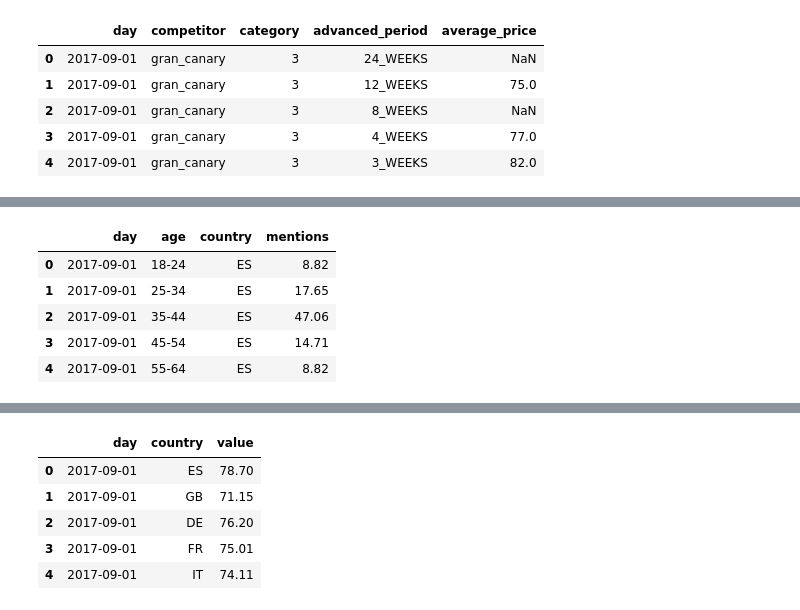
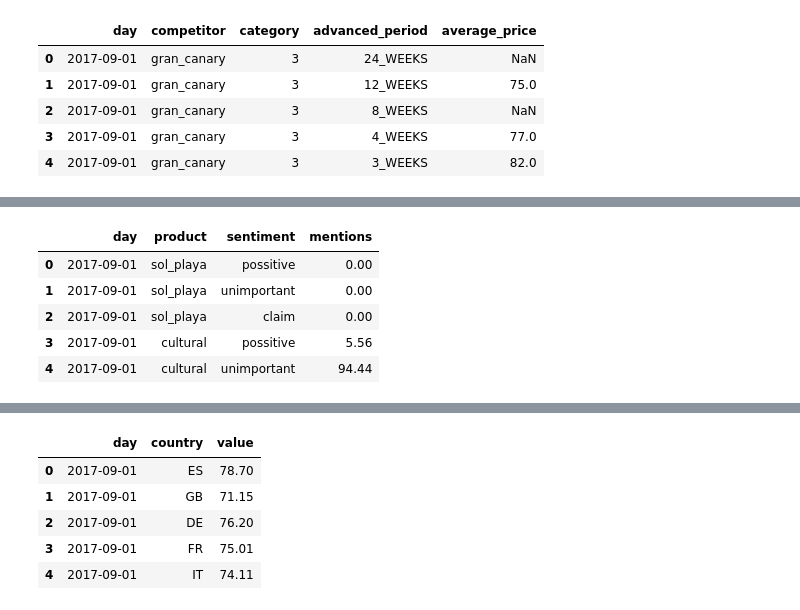
Before and after one commit to miracFence/Datathon-Gran-Canaria, a Jupyter notebook: Smart Destinations/CM_01_Analysis.ipynb, the cells around one changed output, grey strips where cells are left out. Saved outputs shown, nothing was run; the diff lists cells and outputs as text; code cells hidden in the pictures.

```diff
--- a/Smart Destinations/CM_01_Analysis.ipynb
+++ b/Smart Destinations/CM_01_Analysis.ipynb
@@ -303,11 +480,11 @@ Prices_search_date_grand_canary_dt.head()
 # %%
-sentiments = "../../datos/CM01_1/ages_2021-03-01.csv"
+sentiments = "../../datos/CM01_1/sentiments_2021-03-01.csv"
 sentiments_dt = pd.read_csv(sentiments)
 sentiments_dt.head()
 # %% [output]
-|  | day | age | country | mentions |
-| 0 | 2017-09-01 | 18-24 | ES | 8.82 |
-| 1 | 2017-09-01 | 25-34 | ES | 17.65 |
-| 2 | 2017-09-01 | 35-44 | ES | 47.06 |
-| 3 | 2017-09-01 | 45-54 | ES | 14.71 |
-| 4 | 2017-09-01 | 55-64 | ES | 8.82 |
+|  | day | product | sentiment | mentions |
+| 0 | 2017-09-01 | sol_playa | possitive | 0.00 |
+| 1 | 2017-09-01 | sol_playa | unimportant | 0.00 |
+| 2 | 2017-09-01 | sol_playa | claim | 0.00 |
+| 3 | 2017-09-01 | cultural | possitive | 5.56 |
+| 4 | 2017-09-01 | cultural | unimportant | 94.44 |
```
Also changed, not shown: parts of 24 cells of this notebook, 1 other file.
